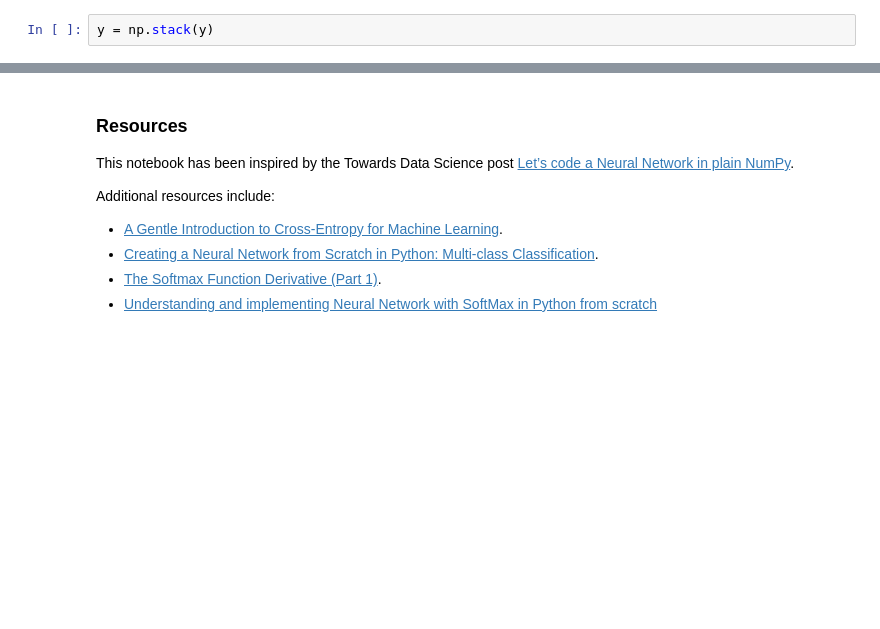
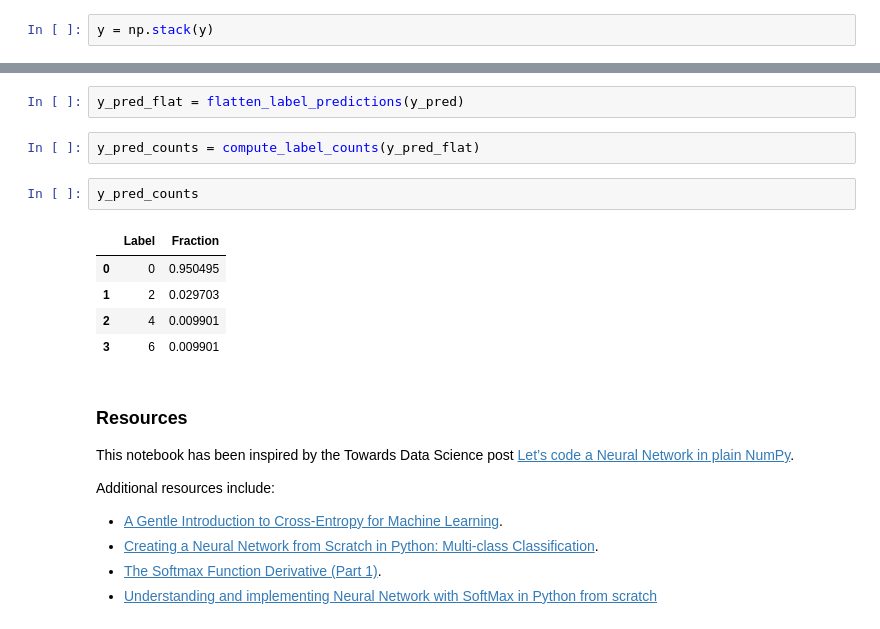
Before and after one commit to MLWorkshops/mlinterviews, a Jupyter notebook: deep_learning/Deep_Learning_Tutorial-Modeling.ipynb, the cells around one changed output, grey strips where cells are left out. Saved outputs shown, nothing was run; the diff lists cells and outputs as text; blank space fills up the shorter version.

```diff
--- a/deep_learning/Deep_Learning_Tutorial-Modeling.ipynb
+++ b/deep_learning/Deep_Learning_Tutorial-Modeling.ipynb
@@ -296,3 +361,15 @@ print(pd.Series(df_y).value_counts(normalize=True).reset_index().sort_values(by=
+# %%
+y_pred_flat = flatten_label_predictions(y_pred)
+# %%
+y_pred_counts = compute_label_counts(y_pred_flat)
+# %%
+y_pred_counts
+# %% [output]
+|  | Label | Fraction |
+| 0 | 0 | 0.950495 |
+| 1 | 2 | 0.029703 |
+| 2 | 4 | 0.009901 |
+| 3 | 6 | 0.009901 |
 # %% [markdown]
 ### Resources
 This notebook has been inspired by the Towards Data Science post [Let’s code a Neural Network in plain NumPy](https://towardsdatascience.com/lets-code-a-neural-network-in-plain-numpy-ae7e74410795).
```
Also changed, not shown: parts of 29 cells of this notebook.
